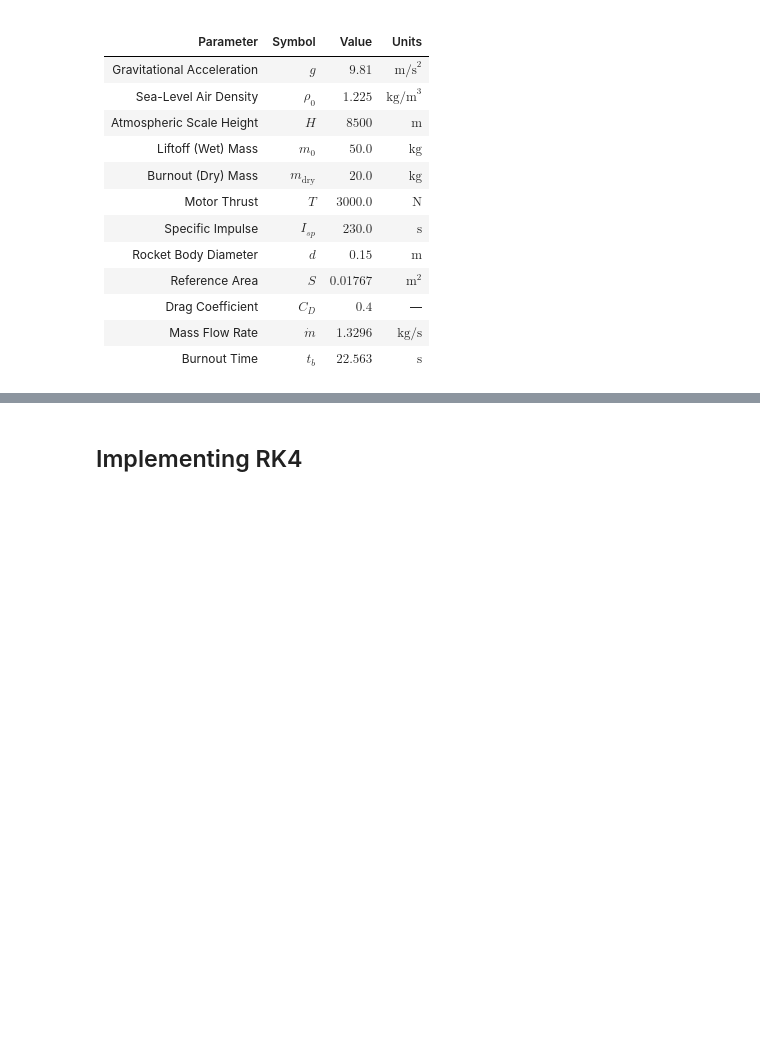
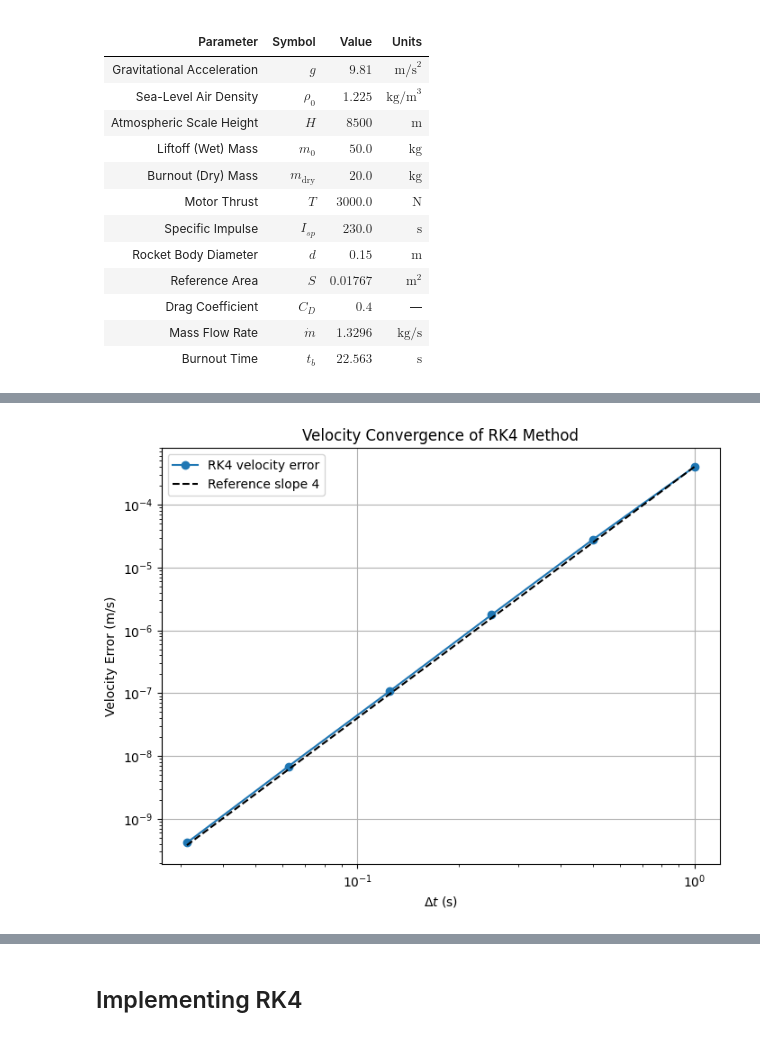
Before and after one commit to jchawla15/AE370-GP1-rocket-drag, a Jupyter notebook: rocket_ivp.ipynb, the cells around one changed output, grey strips where cells are left out. Saved outputs shown, nothing was run; the diff lists cells and outputs as text; code cells hidden in the pictures; blank space fills up the shorter version.

Commit message:
manually merged the method and implementation

```diff
--- a/rocket_ivp.ipynb
+++ b/rocket_ivp.ipynb
@@ -47,0 +199,100 @@ $$t_b = \frac{(m_0 - m_{\text{dry}}) I_{sp} g}{T}$$
+# %%
+dts = np.array([1.0, 0.5, 0.25, 0.125, 0.0625, 0.03125])
+
+N_ref = 40960
+dt_ref = tb / N_ref
+
+y_ref = np.array([0.0, 0.0, m0, 0.0])
+
+for _ in range(N_ref):
+    y_ref = rk4(y_ref, dt_ref)
+
+errors_v = []
+errors_h = []
+errors_drag = []
+
+for dt in dts:
+
+    N = round(tb / dt)
+    dt_actual = tb / N
+
+    y = np.array([0.0, 0.0, m0, 0.0])
+
+    for _ in range(N):
+        y = rk4(y, dt_actual)
+
+    errors_v.append(abs(y[1] - y_ref[1]))
+    errors_h.append(abs(y[0] - y_ref[0]))
+    errors_drag.append(abs(y[3] - y_ref[3]))
+
+errors_v = np.array(errors_v)
+errors_h = np.array(errors_h)
+errors_drag = np.array(errors_drag)
+
+ratios_v = errors_v[:-1] / errors_v[1:]
+ratios_h = errors_h[:-1] / errors_h[1:]
+ratios_drag = errors_drag[:-1] / errors_drag[1:]
+
+v_ref_line = errors_v[0] * (dts / dts[0])**4
+h_ref_line = errors_h[0] * (dts / dts[0])**4
+drag_ref_line = errors_drag[0] * (dts / dts[0])**4
+
+
+plt.figure(figsize=(8, 6))
+plt.loglog(dts, errors_v, 'o-', label='RK4 velocity error')
+plt.loglog(dts, v_ref_line, 'k--', label='Reference slope 4')
+plt.xlabel(r'$\Delta t$ (s)')
+plt.ylabel('Velocity Error (m/s)')
+plt.title('Velocity Convergence of RK4 Method')
+plt.legend()
+plt.grid()
+plt.show()
+
+plt.figure(figsize=(8, 6))
+plt.loglog(dts, errors_h, 'o-', label='RK4 altitude error')
+plt.loglog(dts, h_ref_line, 'k--', label='Reference slope 4')
+plt.xlabel(r'$\Delta t$ (s)')
+plt.ylabel('Altitude Error (m)')
+plt.title('Altitude Convergence of RK4 Method')
+plt.legend()
+plt.grid()
+plt.show()
+
+plt.figure(figsize=(8, 6))
+plt.loglog(dts, errors_drag, 'o-', label='RK4 drag velocity error')
+plt.loglog(dts, drag_ref_line, 'k--', label='Reference slope 4')
+plt.xlabel(r'$\Delta t$ (s)')
+plt.ylabel('Drag Velocity Loss Error (m/s)')
+plt.title('Drag Velocity Loss Convergence of RK4 Method')
+plt.legend()
+plt.grid()
+plt.show()
+
+
+print('VELOCITY CONVERGENCE')
+print('------------------------')
+print("dt (s)       Error              Error ratio")
+
+for i, dt in enumerate(dts):
+    ratio = ratios_v[i] if i < len(ratios_v) else np.nan
+    print(f"{dt:<12} {errors_v[i]:.8e}   {ratio:.4f}")
+
+print('ALTITUDE CONVERGENCE')
+print('------------------------')
+print("dt (s)       Error              Error ratio")
+
+for i, dt in enumerate(dts):
+    ratio = ratios_h[i] if i < len(ratios_h) else np.nan
+    print(f"{dt:<12} {errors_h[i]:.8e}   {ratio:.4f}")
+
+print('DRAG VELOCITY LOSS CONVERGENCE')
+print('--------------------------------')
+print("dt (s)       Error              Error ratio")
+
+for i, dt in enumerate(dts):
+    ratio = ratios_drag[i] if i < len(ratios_drag) else np.nan
+    print(f"{dt:<12} {errors_drag[i]:.8e}   {ratio:.4f}")
+
+print('dt_ref:', dt_ref)
+# %% [output]
+[figure, added]
```
Also changed, not shown: parts of 11 cells of this notebook.
